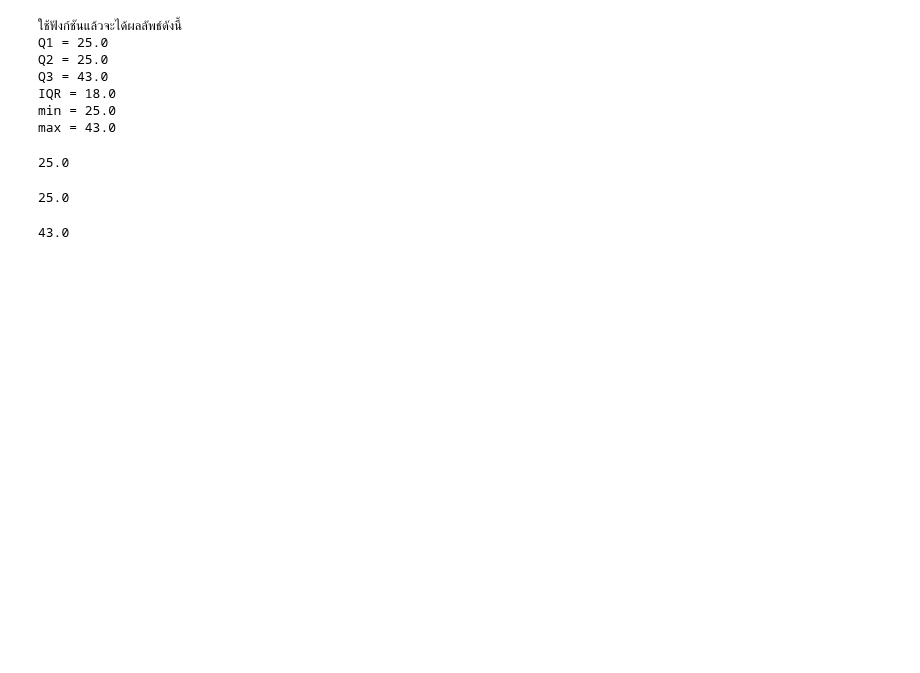
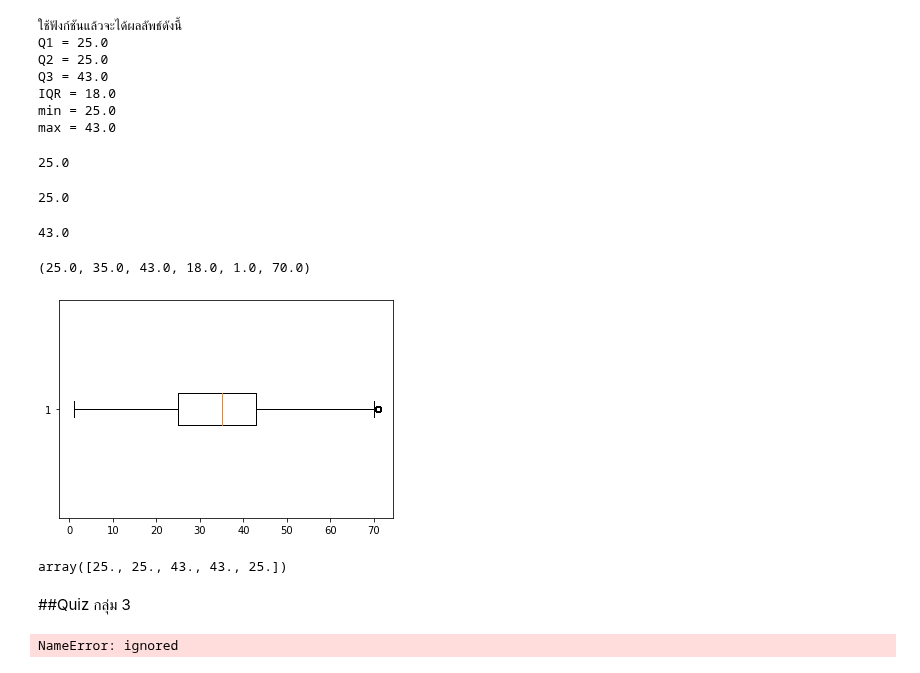
Before and after one commit to Jennapa-colab/DWDM21, a Jupyter notebook: Data_Preprocessing(chapter_3).ipynb, the cells around one changed output. Cells and saved outputs as stored; diff of their text form; code cells hidden in the pictures; blank space fills up the shorter version.

```diff
--- a/Data_Preprocessing(chapter_3).ipynb
+++ b/Data_Preprocessing(chapter_3).ipynb
@@ -1163,0 +1174,19 @@ q3
+# %%
+box_vals(data_dict)
+# %% [output]
+(25.0, 35.0, 43.0, 18.0, 1.0, 70.0)
+# %%
+data_dict = plt.boxplot(data_cases2_nomissingage_nooutlier['age'],vert=False)
+# vert = verticle คือเเนวนอน False คือต้องเป็น จาก y เป็น x True/False
+# %% [output]
+[figure, added]
+# %%
+data_dict['boxes'][0].get_xdata()
+# %% [output]
+array([25., 25., 43., 43., 25.])
+# %% [markdown]
+##Quiz กลุ่ม 3
+# %%
+data_nomissingage_nooutlier['age'].describe()
+# %% [output]
+NameError: ignored
```
Also changed, not shown: parts of 2 cells of this notebook.
